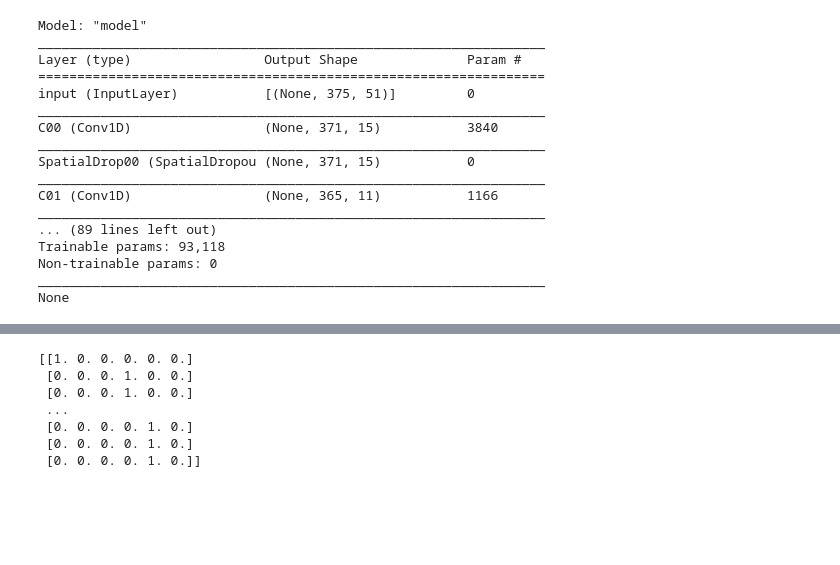
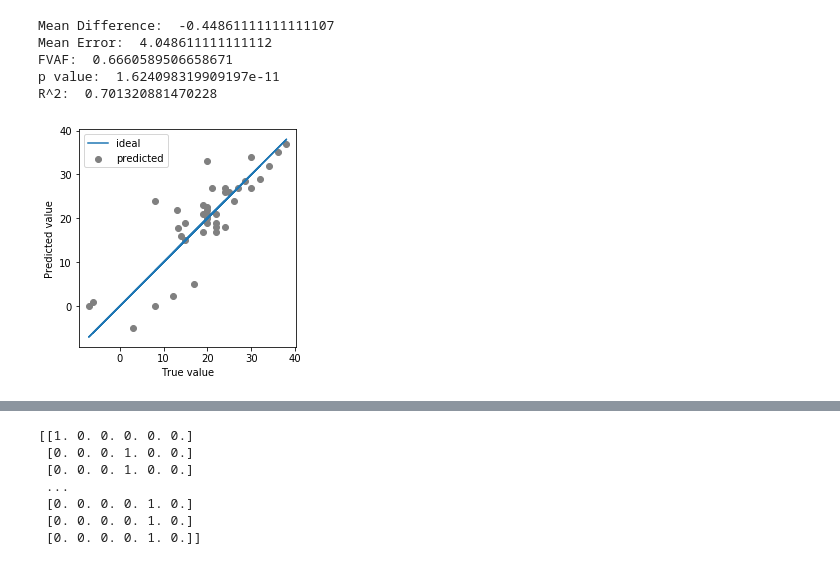
Before and after one commit to RezaTorbati/HonorsThesis, a Jupyter notebook: post.ipynb, the cells around one changed output, grey strips where cells are left out. Saved outputs shown, nothing was run; the diff lists cells and outputs as text; code cells hidden in the pictures; blank space fills up the shorter version.

Commit message:
Added a template for the csv and created a function that returns a bunch of info about the full 5 minute score

```diff
--- a/post.ipynb
+++ b/post.ipynb
@@ -0,0 +107,2 @@
+# %%
+results = pickle.load(open("%s/%s"%("results", "tunerV4_trials500_rot3_results.pkl"), "rb"))
@@ -91,29 +239,13 @@ Train data:
-# %%
-import tensorflow as tf
-from tensorflow import keras
-
-
-model = tf.keras.models.load_model('results/folds_rot3_r4_f15_11_11_11_20_18_18_18_25_22_22_22_30_28_28_35_50_80_k5_7_7_7_7_7_7_7_7_7_7_7_7_7_7_6_5_5_p1_1_1_1_3_1_1_1_3_1_1_1_3_1_1_1_1_1_pStrides1_1_1_1_2_1_1_1_2_1_1_1_2_1_1_1_1_1_d72_72_24_drop_0.10_sDrop_0.10_l2_0.00010_model')
-print(model.summary())
-#tf.keras.utils.plot_model(model, show_shapes=True)
-# %% [output]
-Model: "model"
-_________________________________________________________________
-Layer (type)                 Output Shape              Param #
-=================================================================
-input (InputLayer)           [(None, 375, 51)]         0
-_________________________________________________________________
-C00 (Conv1D)                 (None, 371, 15)           3840
-_________________________________________________________________
-SpatialDrop00 (SpatialDropou (None, 371, 15)           0
-_________________________________________________________________
-C01 (Conv1D)                 (None, 365, 11)           1166
-_________________________________________________________________
-... (89 lines left out)
-Trainable params: 93,118
-Non-trainable params: 0
-_________________________________________________________________
-None
+# %%
+results = pickle.load(open("%s/%s"%("results", "tunerV4_trials500_rot3_results.pkl"), "rb"))
+post.getFullPredictions(model, results['args'], fileName = 'fold3.csv')
+# %% [output]
+Mean Difference:  -0.44861111111111107
+Mean Error:  4.048611111111112
+FVAF:  0.6660589506658671
+p value:  1.624098319909197e-11
+R^2:  0.701320881470228
+[figure, added]
 # %%
 results = model.evaluate(testIns, testOuts)
 
```
Also changed, not shown: parts of 26 cells of this notebook, 4 other files.
